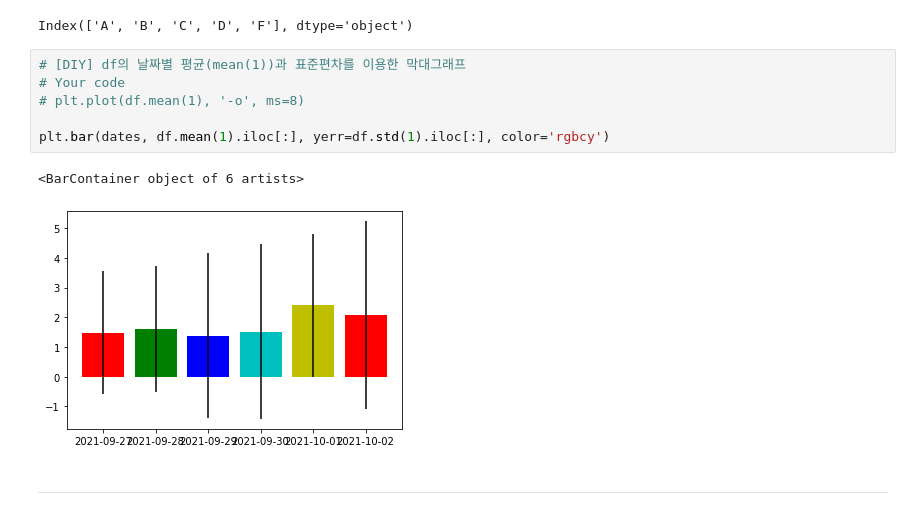
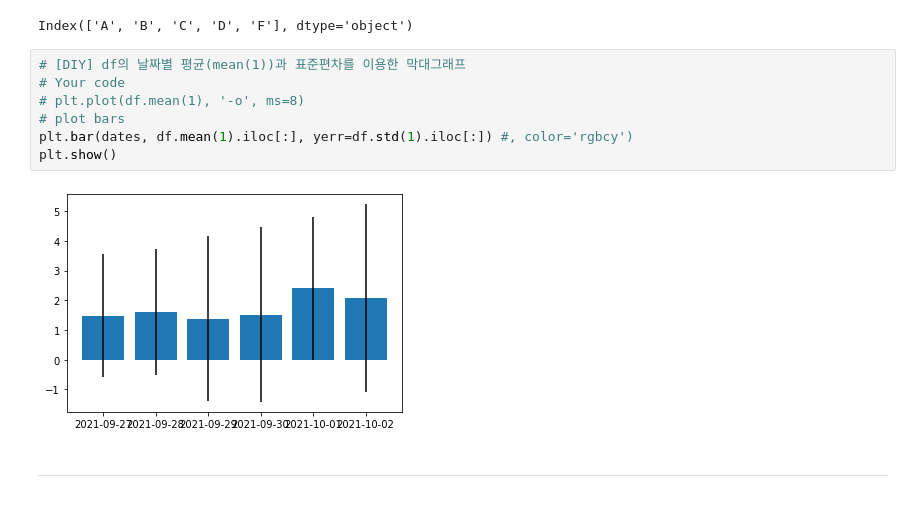
Before and after one commit to ducodbs0516/pdm18, a Jupyter notebook: py-pandas/pandas_3_harnessing_df.ipynb, the cells around one changed output. Drawn from its saved outputs; the diff is of its cells as text.

```diff
--- a/py-pandas/pandas_3_harnessing_df.ipynb
+++ b/py-pandas/pandas_3_harnessing_df.ipynb
@@ -425,11 +425,11 @@ Index(['A', 'B', 'C', 'D', 'F'], dtype='object')
 # %%
 # [DIY] df의 날짜별 평균(mean(1))과 표준편차를 이용한 막대그래프
 # Your code
 # plt.plot(df.mean(1), '-o', ms=8)
-
-plt.bar(dates, df.mean(1).iloc[:], yerr=df.std(1).iloc[:], color='rgbcy')
+# plot bars
+plt.bar(dates, df.mean(1).iloc[:], yerr=df.std(1).iloc[:]) #, color='rgbcy')
+plt.show()
 # %% [output]
-<BarContainer object of 6 artists>
-[figure, old version]
+[figure, new version]
 # %% [markdown]
 ---
```
Also changed, not shown: parts of 1 cell of this notebook.
